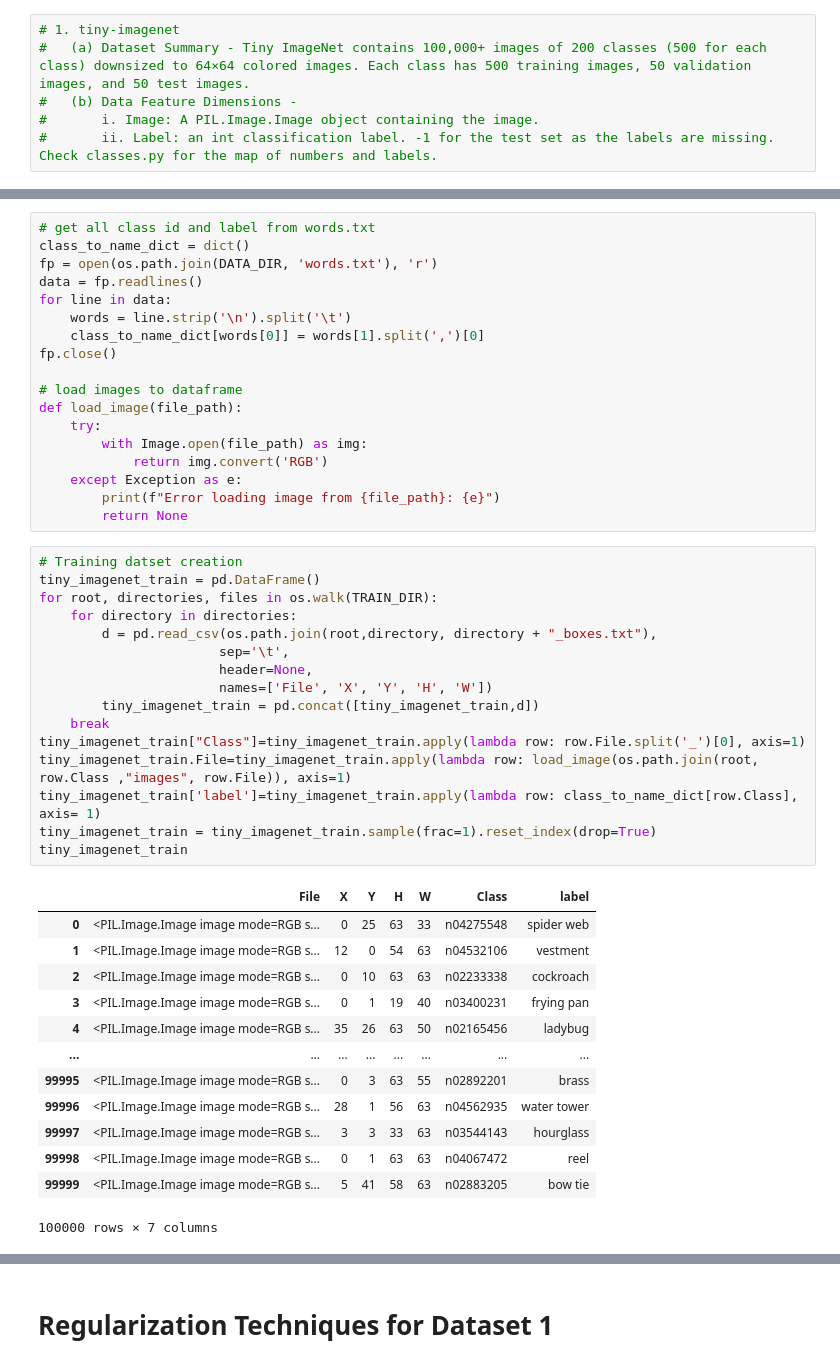
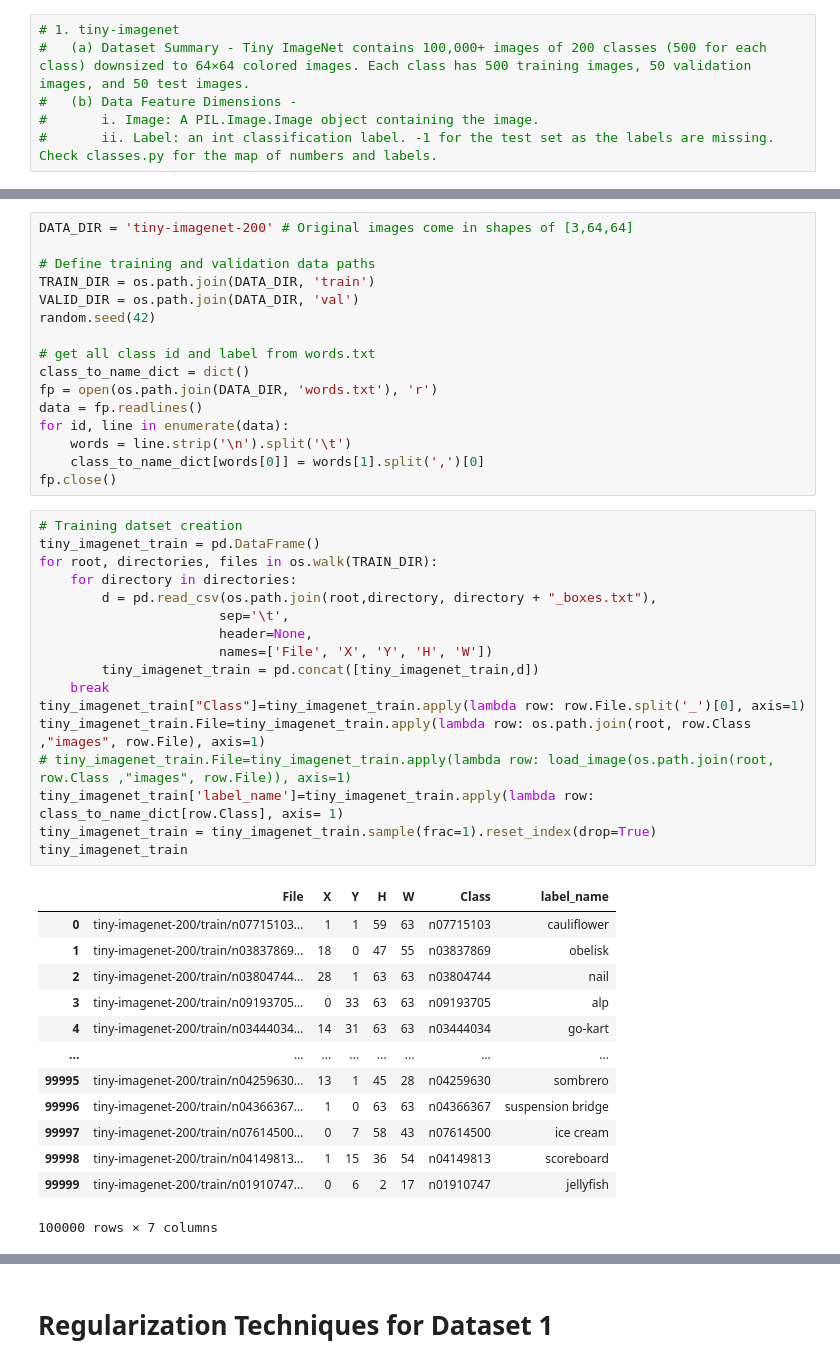
Before and after one commit to hrishikesh2708/CSCI567_Machine_Learning_Project, a Jupyter notebook: complex_regularization_techniques.ipynb, the cells around one changed output, grey strips where cells are left out. Drawn from its saved outputs; the diff is of its cells as text.

```diff
--- a/complex_regularization_techniques.ipynb
+++ b/complex_regularization_techniques.ipynb
@@ -50,48 +59,47 @@ random.seed(42)
 # %%
+DATA_DIR = 'tiny-imagenet-200' # Original images come in shapes of [3,64,64]
+
+# Define training and validation data paths
+TRAIN_DIR = os.path.join(DATA_DIR, 'train')
+VALID_DIR = os.path.join(DATA_DIR, 'val')
+random.seed(42)
+
 # get all class id and label from words.txt
 class_to_name_dict = dict()
 fp = open(os.path.join(DATA_DIR, 'words.txt'), 'r')
 data = fp.readlines()
-for line in data:
+for id, line in enumerate(data):
     words = line.strip('\n').split('\t')
     class_to_name_dict[words[0]] = words[1].split(',')[0]
 fp.close()
-
-# load images to dataframe
-def load_image(file_path):
-    try:
-        with Image.open(file_path) as img:
-            return img.convert('RGB')
-    except Exception as e:
-        print(f"Error loading image from {file_path}: {e}")
-        return None
 # %%
 # Training datset creation
 tiny_imagenet_train = pd.DataFrame()
 for root, directories, files in os.walk(TRAIN_DIR):
     for directory in directories:
         d = pd.read_csv(os.path.join(root,directory, directory + "_boxes.txt"),
                        sep='\t',
                        header=None,
                        names=['File', 'X', 'Y', 'H', 'W'])
         tiny_imagenet_train = pd.concat([tiny_imagenet_train,d])
     break
 tiny_imagenet_train["Class"]=tiny_imagenet_train.apply(lambda row: row.File.split('_')[0], axis=1)
-tiny_imagenet_train.File=tiny_imagenet_train.apply(lambda row: load_image(os.path.join(root, row.Class ,"images", row.File)), axis=1)
-tiny_imagenet_train['label']=tiny_imagenet_train.apply(lambda row: class_to_name_dict[row.Class], axis= 1)
+tiny_imagenet_train.File=tiny_imagenet_train.apply(lambda row: os.path.join(root, row.Class ,"images", row.File), axis=1)
+# tiny_imagenet_train.File=tiny_imagenet_train.apply(lambda row: load_image(os.path.join(root, row.Class ,"images", row.File)), axis=1)
+tiny_imagenet_train['label_name']=tiny_imagenet_train.apply(lambda row: class_to_name_dict[row.Class], axis= 1)
 tiny_imagenet_train = tiny_imagenet_train.sample(frac=1).reset_index(drop=True)
 tiny_imagenet_train
 # %% [output]
-|  | File | X | Y | H | W | Class | label |
-| 0 | <PIL.Image.Image image mode=RGB s... | 0 | 25 | 63 | 33 | n04275548 | spider web |
-| 1 | <PIL.Image.Image image mode=RGB s... | 12 | 0 | 54 | 63 | n04532106 | vestment |
-| 2 | <PIL.Image.Image image mode=RGB s... | 0 | 10 | 63 | 63 | n02233338 | cockroach |
-| 3 | <PIL.Image.Image image mode=RGB s... | 0 | 1 | 19 | 40 | n03400231 | frying pan |
-| 4 | <PIL.Image.Image image mode=RGB s... | 35 | 26 | 63 | 50 | n02165456 | ladybug |
+|  | File | X | Y | H | W | Class | label_name |
+| 0 | tiny-imagenet-200/train/n07715103... | 1 | 1 | 59 | 63 | n07715103 | cauliflower |
+| 1 | tiny-imagenet-200/train/n03837869... | 18 | 0 | 47 | 55 | n03837869 | obelisk |
+| 2 | tiny-imagenet-200/train/n03804744... | 28 | 1 | 63 | 63 | n03804744 | nail |
+| 3 | tiny-imagenet-200/train/n09193705... | 0 | 33 | 63 | 63 | n09193705 | alp |
+| 4 | tiny-imagenet-200/train/n03444034... | 14 | 31 | 63 | 63 | n03444034 | go-kart |
 | ... | ... | ... | ... | ... | ... | ... | ... |
-| 99995 | <PIL.Image.Image image mode=RGB s... | 0 | 3 | 63 | 55 | n02892201 | brass |
-| 99996 | <PIL.Image.Image image mode=RGB s... | 28 | 1 | 56 | 63 | n04562935 | water tower |
-| 99997 | <PIL.Image.Image image mode=RGB s... | 3 | 3 | 33 | 63 | n03544143 | hourglass |
-| 99998 | <PIL.Image.Image image mode=RGB s... | 0 | 1 | 63 | 63 | n04067472 | reel |
-| 99999 | <PIL.Image.Image image mode=RGB s... | 5 | 41 | 58 | 63 | n02883205 | bow tie |
+| 99995 | tiny-imagenet-200/train/n04259630... | 13 | 1 | 45 | 28 | n04259630 | sombrero |
+| 99996 | tiny-imagenet-200/train/n04366367... | 1 | 0 | 63 | 63 | n04366367 | suspension bridge |
+| 99997 | tiny-imagenet-200/train/n07614500... | 0 | 7 | 58 | 43 | n07614500 | ice cream |
+| 99998 | tiny-imagenet-200/train/n04149813... | 1 | 15 | 36 | 54 | n04149813 | scoreboard |
+| 99999 | tiny-imagenet-200/train/n01910747... | 0 | 6 | 2 | 17 | n01910747 | jellyfish |
 100000 rows × 7 columns
```
Also changed, not shown: parts of 16 cells of this notebook, 1 other file.
